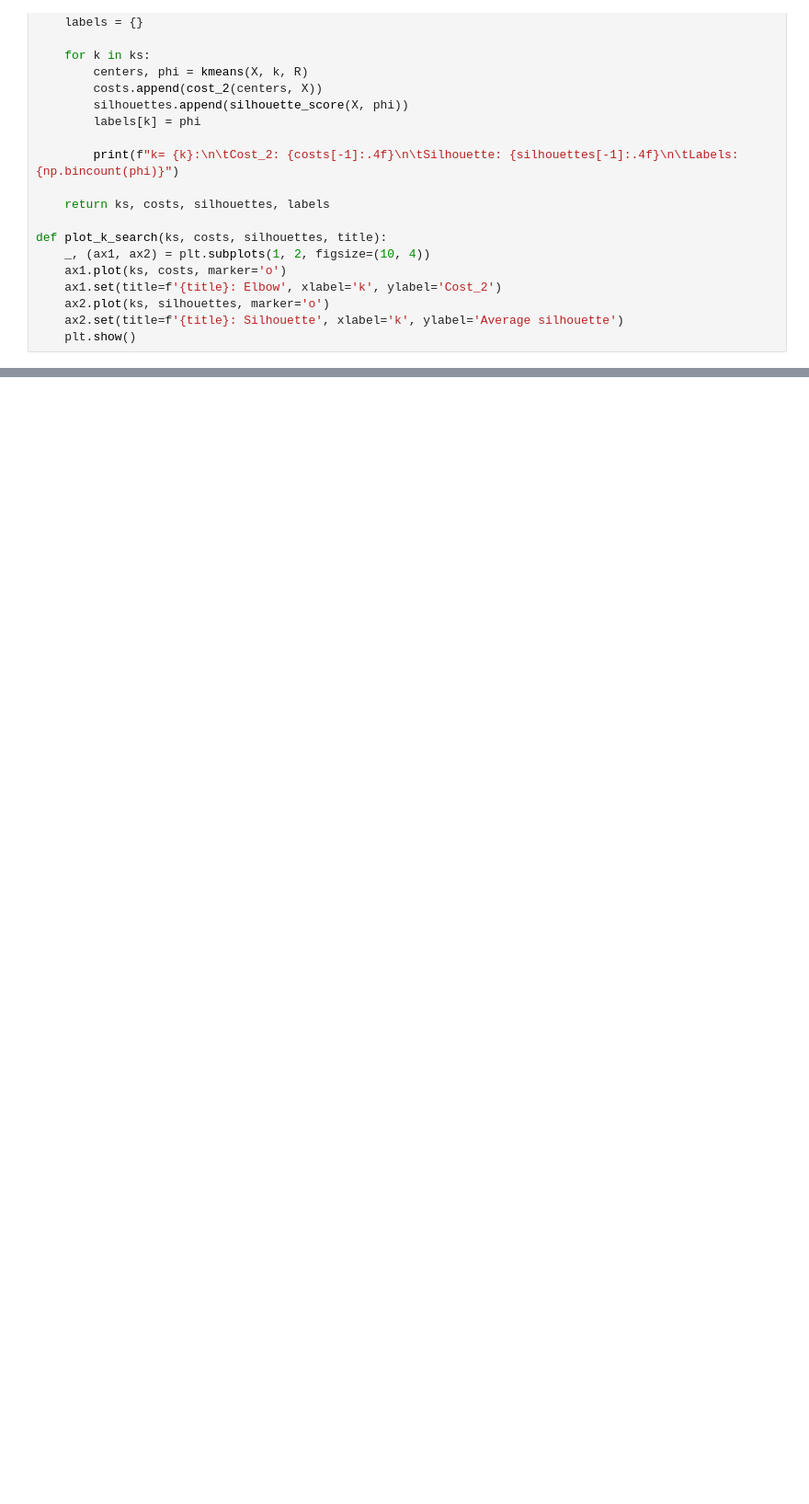
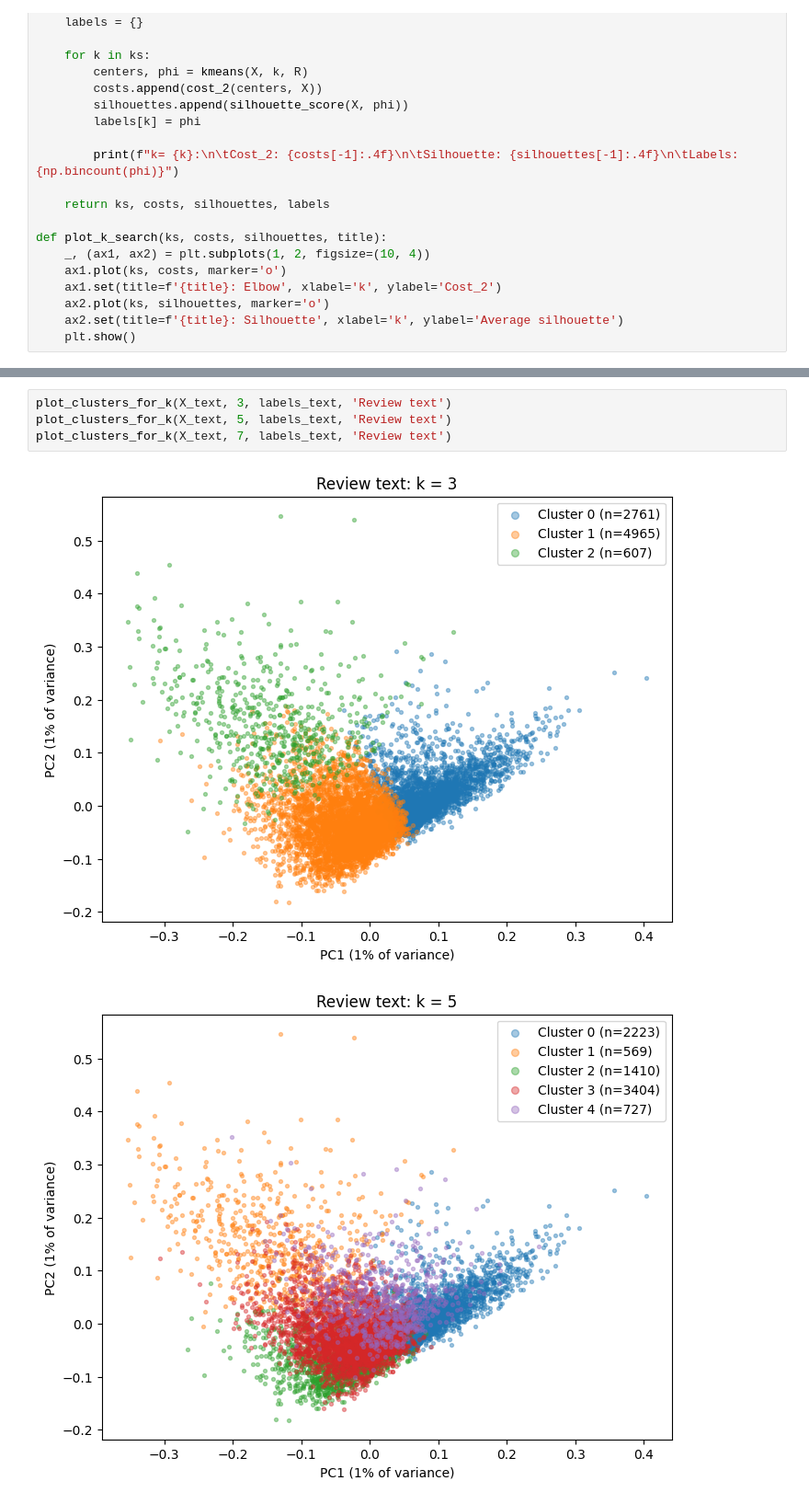
Before and after one commit to cdstrahm/data-mining-final-project, a Jupyter notebook: InitialClusteringExperiment.ipynb, the cells around one changed output, grey strips where cells are left out. Shown at 92% size. Drawn from its saved outputs; the diff is of its cells as text; blank space fills up the shorter version.

```diff
--- a/InitialClusteringExperiment.ipynb
+++ b/InitialClusteringExperiment.ipynb
@@ -298,0 +326,7 @@ Text clusters, k = 10
+# %%
+plot_clusters_for_k(X_text, 3, labels_text, 'Review text')
+plot_clusters_for_k(X_text, 5, labels_text, 'Review text')
+plot_clusters_for_k(X_text, 7, labels_text, 'Review text')
+# %% [output]
+[figure, added]
+[figure, added]
```
Also changed, not shown: parts of 16 cells of this notebook.
